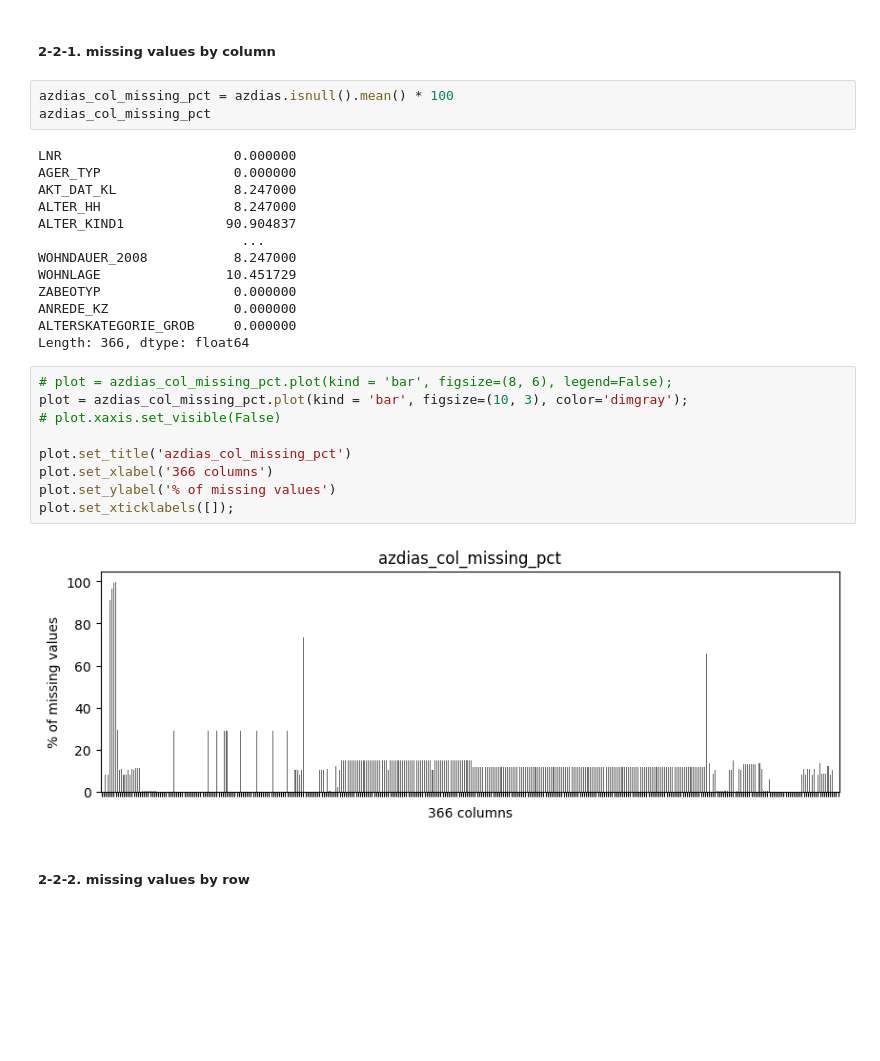
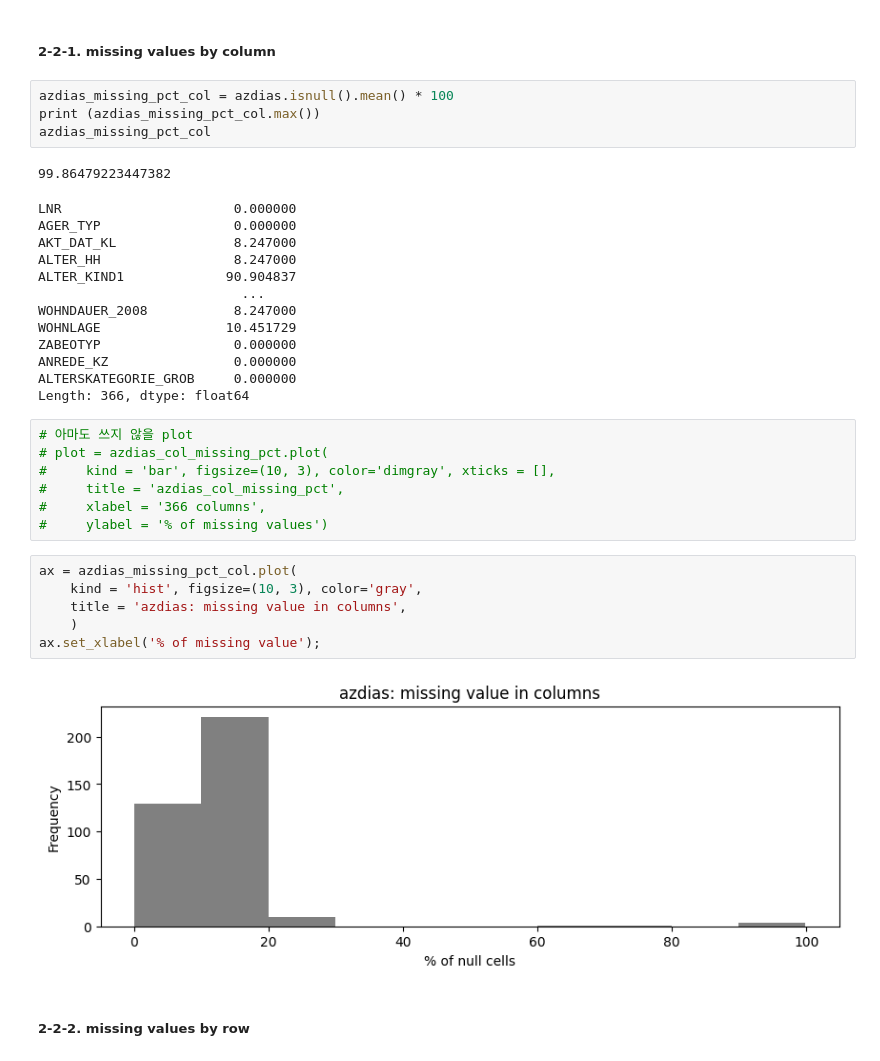
Before and after one commit to jaeyoun-chang/u_city_capstone, a Jupyter notebook: Arvato Project Workbook.ipynb, the cells around one changed output. Drawn from its saved outputs; the diff is of its cells as text; blank space fills up the shorter version.

Commit message:
missing values

```diff
--- a/Arvato Project Workbook.ipynb
+++ b/Arvato Project Workbook.ipynb
@@ -252,32 +249,38 @@ msno.matrix(azdias, fontsize = 9, labels = False, sparkline = False);
 # %% [markdown]
 ##### 2-2-1. missing values by column
 # %%
-azdias_col_missing_pct = azdias.isnull().mean() * 100
-azdias_col_missing_pct
+azdias_missing_pct_col = azdias.isnull().mean() * 100
+print (azdias_missing_pct_col.max())
+azdias_missing_pct_col
 # %% [output]
-LNR                      0.000000
-AGER_TYP                 0.000000
-AKT_DAT_KL               8.247000
-ALTER_HH                 8.247000
-ALTER_KIND1             90.904837
-                          ...
-WOHNDAUER_2008           8.247000
-WOHNLAGE                10.451729
-ZABEOTYP                 0.000000
-ANREDE_KZ                0.000000
-ALTERSKATEGORIE_GROB     0.000000
-Length: 366, dtype: float64
+99.86479223447382
+LNR                      0.000000
+AGER_TYP                 0.000000
+AKT_DAT_KL               8.247000
+ALTER_HH                 8.247000
+ALTER_KIND1             90.904837
+                          ...
+WOHNDAUER_2008           8.247000
+WOHNLAGE                10.451729
+ZABEOTYP                 0.000000
+ANREDE_KZ                0.000000
+ALTERSKATEGORIE_GROB     0.000000
+Length: 366, dtype: float64
 # %%
-# plot = azdias_col_missing_pct.plot(kind = 'bar', figsize=(8, 6), legend=False);
-plot = azdias_col_missing_pct.plot(kind = 'bar', figsize=(10, 3), color='dimgray');
-# plot.xaxis.set_visible(False)
-
-plot.set_title('azdias_col_missing_pct')
-plot.set_xlabel('366 columns')
-plot.set_ylabel('% of missing values')
-plot.set_xticklabels([]);
+# 아마도 쓰지 않을 plot
+# plot = azdias_col_missing_pct.plot(
+#     kind = 'bar', figsize=(10, 3), color='dimgray', xticks = [],
+#     title = 'azdias_col_missing_pct',
+#     xlabel = '366 columns',
+#     ylabel = '% of missing values')
-# %% [output]
-[figure, removed]
+# %%
+ax = azdias_missing_pct_col.plot(
+    kind = 'hist', figsize=(10, 3), color='gray',
+    title = 'azdias: missing value in columns',
+    )
+ax.set_xlabel('% of missing value');
+# %% [output]
+[figure, added]
 # %% [markdown]
 ##### 2-2-2. missing values by row
 # %%
```
Also changed, not shown: parts of 5 cells of this notebook.
